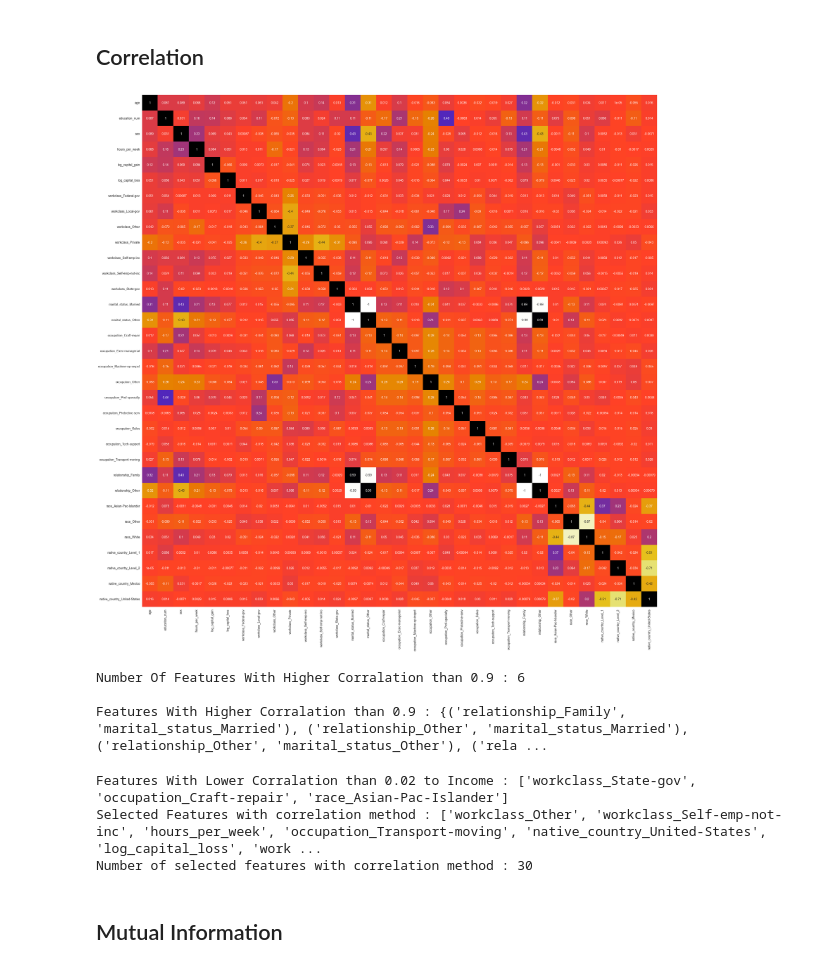
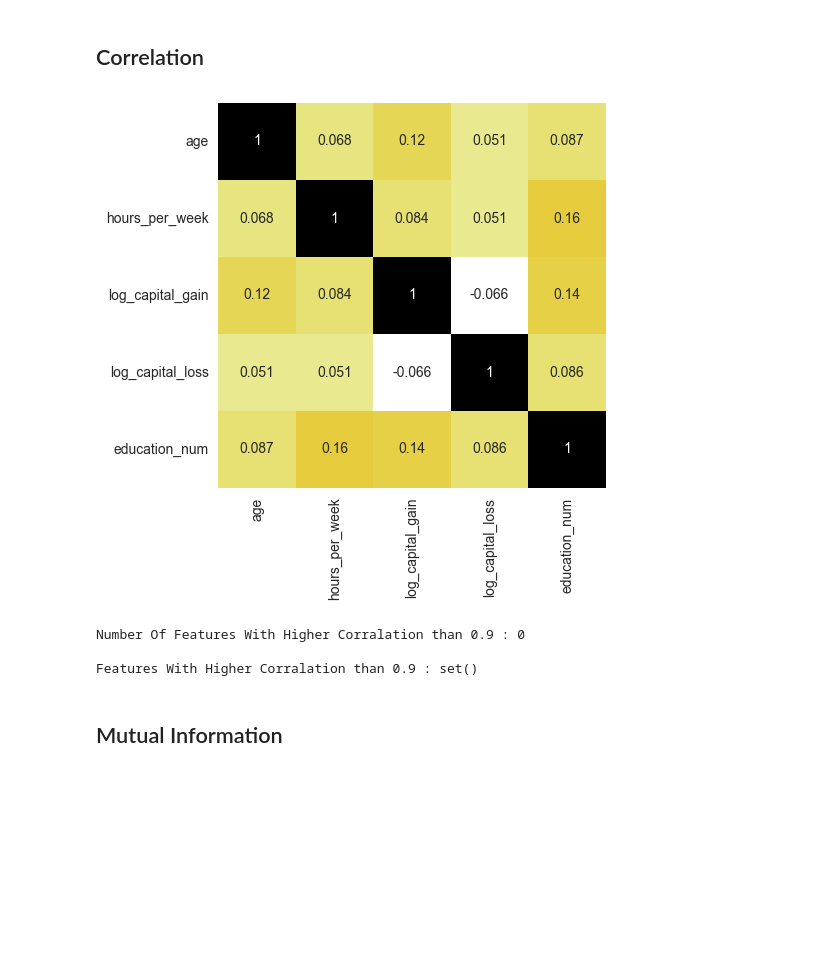
Before and after one commit to sinasalahshour95/Adult-Income, a Jupyter notebook: Adult_Income.ipynb, the cells around one changed output. Drawn from its saved outputs; the diff is of its cells as text; code cells hidden in the pictures; blank space fills up the shorter version.

```diff
--- a/Adult_Income.ipynb
+++ b/Adult_Income.ipynb
@@ -1774,12 +1774,12 @@ dtype: float64
 # %%
 # Correlation between features
 
-Corr_b_f = x_train.corr()
-plt.figure(figsize=(30,30))
+Corr_b_f = x_train[['age','hours_per_week','log_capital_gain','log_capital_loss','education_num']].corr()
+plt.figure(figsize=(5,5))
 sns.heatmap(Corr_b_f, annot=True, cbar=False, cmap=plt.cm.CMRmap_r)
 plt.show()
 # %% [output]
-[figure, old version]
+[figure, new version]
 # %%
 # Correlation between features
 
@@ -1796,34 +1796,11 @@ def correlation(Dataset,Threshold):
 
     return corr
 Corr_Thre = 0.9
-features_high_correlation = correlation(x_train,Corr_Thre)
+features_high_correlation = correlation(x_train[['age','hours_per_week','log_capital_gain','log_capital_loss','education_num']]
+                                        ,Corr_Thre)
 print(f'Number Of Features With Higher Corralation than {Corr_Thre} : {len(features_high_correlation)}\n')
 print(f'Features With Higher Corralation than {Corr_Thre} : {features_high_correlation}')
 # %% [output]
-Number Of Features With Higher Corralation than 0.9 : 6
+Number Of Features With Higher Corralation than 0.9 : 0
 
-Features With Higher Corralation than 0.9 : {('relationship_Family', 'marital_status_Married'), ('relationship_Other', 'marital_status_Married'), ('relationship_Other', 'marital_status_Other'), ('rela ...
+Features With Higher Corralation than 0.9 : set()
-# %%
-# Correlation between target and Features
-
-def correlation_Target(Dataset,Threshold,target):
-    corrMatrix = Dataset.corr()
-    target_column = Dataset.columns.get_loc(target)
-    num_features = len(Dataset.columns)
-    corr = set()
-    for i in range(num_features):
-        if i not in [target_column]:
-            if abs(corrMatrix.iloc[target_column,i]) > Threshold :
-                column_name = corrMatrix.columns[i]
-                corr.add((column_name,corrMatrix.iloc[target_column,i]))
-
-    return corr
-Corr_Thre = 0.02
-features_high_correlation = correlation_Target(pd.concat([x_train,y_train],axis=1),Corr_Thre,'Income')
-print('Features With Lower Corralation than {} to Income : {}'.format(Corr_Thre, [Y for Y in x_train.columns if Y not in [x[0] for x in features_high_correlation]]))
-print(f'Selected Features with correlation method : {[x[0] for x in features_high_correlation]}')
-print(f'Number of selected features with correlation method : {len(features_high_correlation)}')
-# %% [output]
-Features With Lower Corralation than 0.02 to Income : ['workclass_State-gov', 'occupation_Craft-repair', 'race_Asian-Pac-Islander']
-Selected Features with correlation method : ['workclass_Other', 'workclass_Self-emp-not-inc', 'hours_per_week', 'occupation_Transport-moving', 'native_country_United-States', 'log_capital_loss', 'work ...
-Number of selected features with correlation method : 30
```
Also changed, not shown: parts of 45 cells of this notebook, 5 other files.
